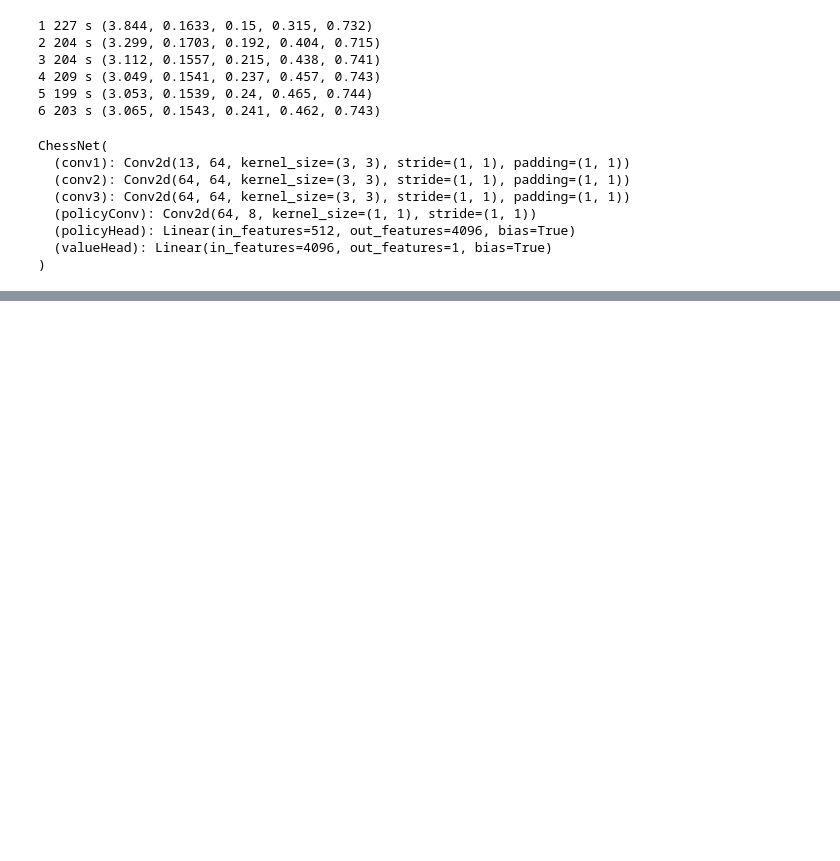
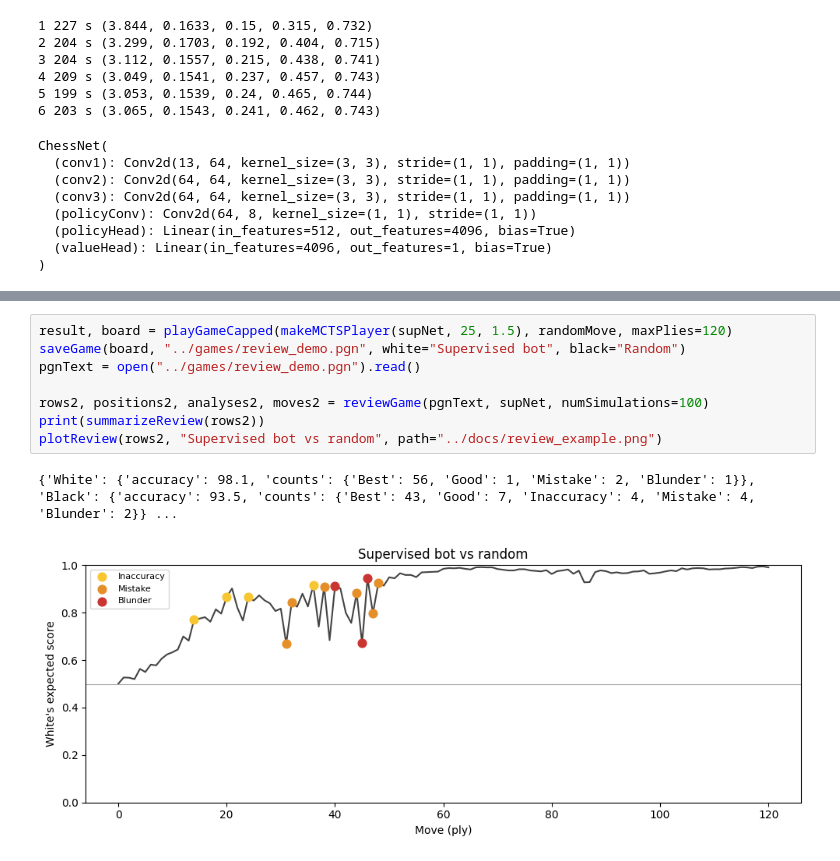
Before and after one commit to mohamedelagamy-tech/chess-rl, a Jupyter notebook: notebooks/foundations.ipynb, the cells around one changed output, grey strips where cells are left out. Saved outputs shown, nothing was run; the diff lists cells and outputs as text; blank space fills up the shorter version.

```diff
--- a/notebooks/foundations.ipynb
+++ b/notebooks/foundations.ipynb
@@ -1518,0 +1733,11 @@ ChessNet(
+# %%
+result, board = playGameCapped(makeMCTSPlayer(supNet, 25, 1.5), randomMove, maxPlies=120)
+saveGame(board, "../games/review_demo.pgn", white="Supervised bot", black="Random")
+pgnText = open("../games/review_demo.pgn").read()
+
+rows2, positions2, analyses2, moves2 = reviewGame(pgnText, supNet, numSimulations=100)
+print(summarizeReview(rows2))
+plotReview(rows2, "Supervised bot vs random", path="../docs/review_example.png")
+# %% [output]
+{'White': {'accuracy': 98.1, 'counts': {'Best': 56, 'Good': 1, 'Mistake': 2, 'Blunder': 1}}, 'Black': {'accuracy': 93.5, 'counts': {'Best': 43, 'Good': 7, 'Inaccuracy': 4, 'Mistake': 4, 'Blunder': 2}} ...
+[figure, added]
```
Also changed, not shown: parts of 6 cells of this notebook, 5 other files.
